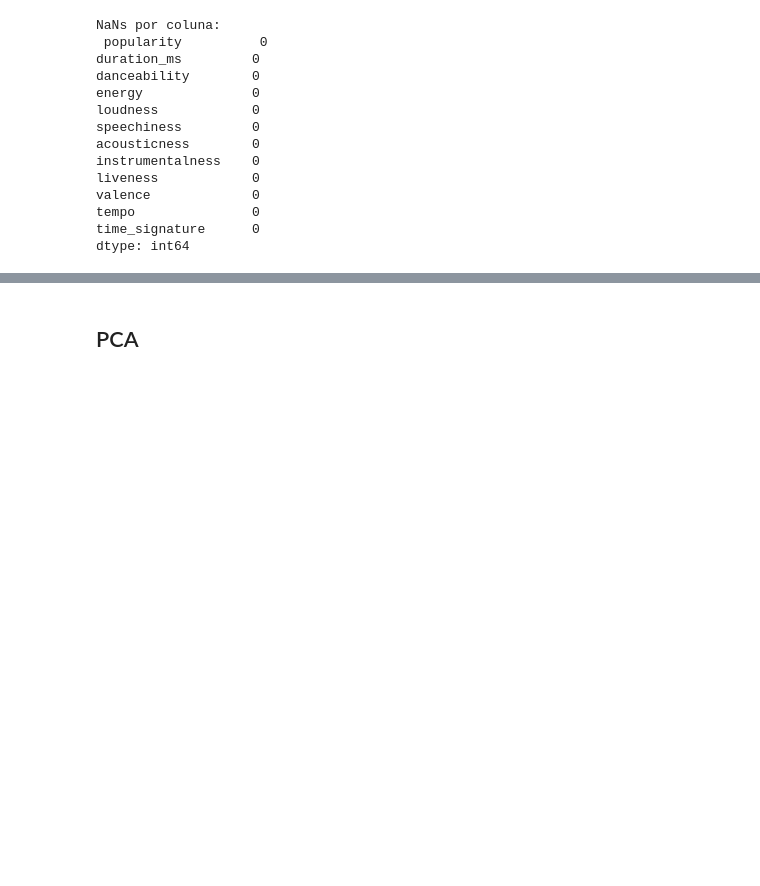
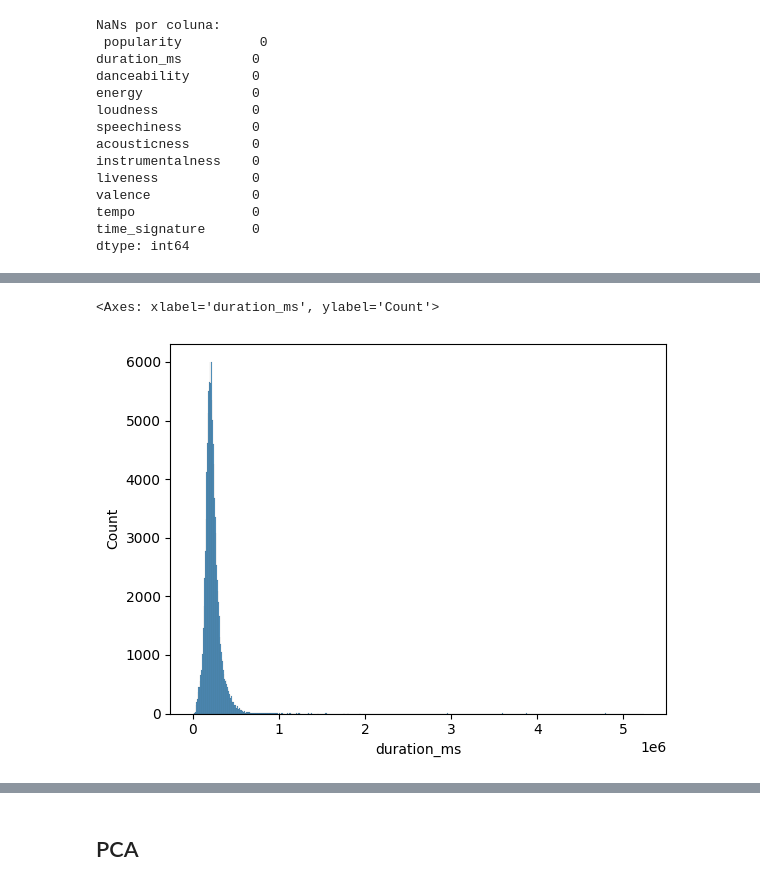
Before and after one commit to giu-garrido/projeto-integrador-5-semestre, a Jupyter notebook: analise_do_dataset.ipynb, the cells around one changed output, grey strips where cells are left out. Drawn from its saved outputs; the diff is of its cells as text; code cells hidden in the pictures; blank space fills up the shorter version.

```diff
--- a/analise_do_dataset.ipynb
+++ b/analise_do_dataset.ipynb
@@ -114,0 +132,5 @@ dtype: int64
+# %%
+sns.histplot(df['duration_ms'])
+# %% [output]
+<Axes: xlabel='duration_ms', ylabel='Count'>
+[figure, added]
```
Also changed, not shown: parts of 8 cells of this notebook.
